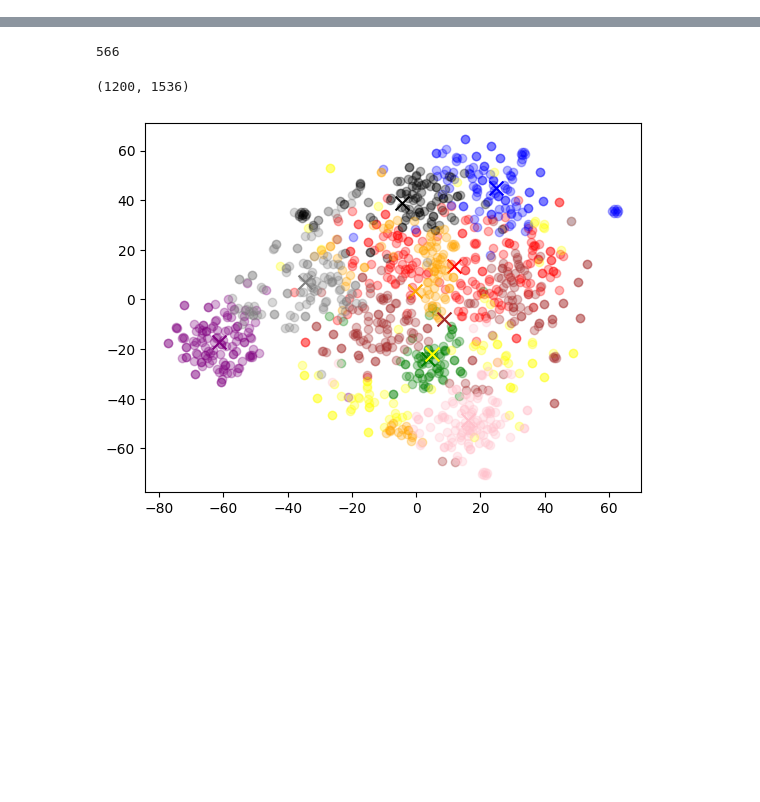
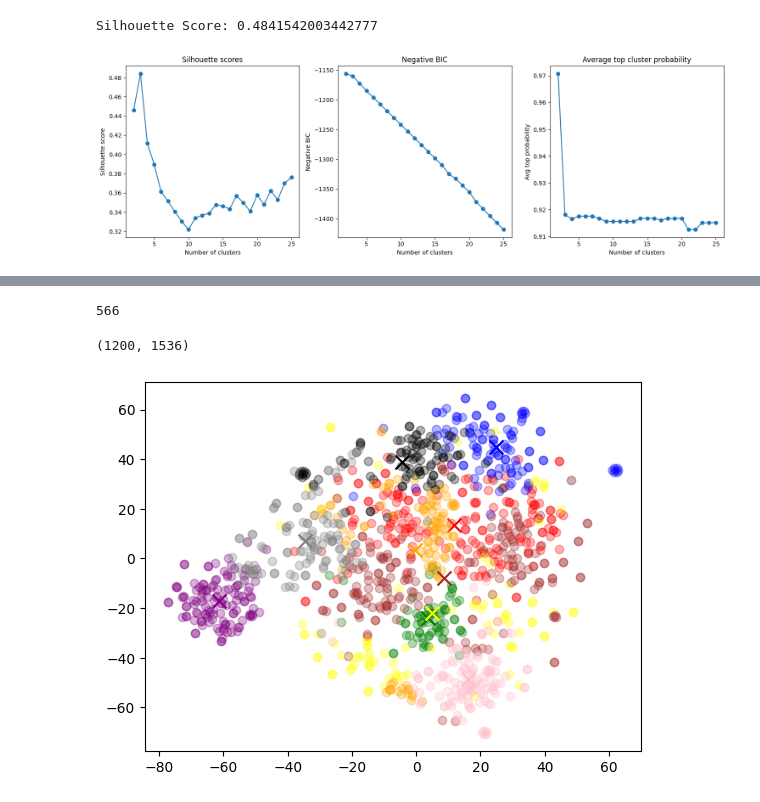
Before and after one commit to pdoubleg/junk-drawer, a Jupyter notebook: docs_example.ipynb, the cells around one changed output, grey strips where cells are left out. Saved outputs shown, nothing was run; the diff lists cells and outputs as text; code cells hidden in the pictures; blank space fills up the shorter version.

```diff
--- a/docs_example.ipynb
+++ b/docs_example.ipynb
@@ -48,0 +137,25 @@ NameError: name 'df' is not defined
+# %%
+# Importing required libraries
+import numpy as np
+from sklearn.datasets import make_blobs
+
+# Generate synthetic data
+X, y = make_blobs(n_samples=300, centers=3, random_state=0)
+
+# Create an instance of the KMeansWithProbs class
+n_clusters = 3
+kmeans_with_probs = KMeansWithProbs(n_clusters)
+
+# Fit the model to the data
+# Fit the model and predict the labels
+kmeans_with_probs.fit(X)
+
+# Calculate the silhouette score
+s_score = kmeans_with_probs.silhouette_score(X)
+print(f'Silhouette Score: {s_score}')
+
+# Calculate the Bayesian Information Criterion
+# bic_value = kmeans_with_probs.bic(X)
+# print(f'BIC: {bic_value}')
+# %% [output]
+Silhouette Score: 0.4841542003442777
@@ -48,0 +249,5 @@ NameError: name 'df' is not defined
+# %%
+kmeans_with_probs = KMeansWithProbs(n_clusters=2)  # Initial number of clusters doesn't matter here
+kmeans_with_probs.tune_clusters(X, min_clusters=2, max_clusters=25)
+# %% [output]
+[figure, added]
```
Also changed, not shown: parts of 35 cells of this notebook, 2 other files.
